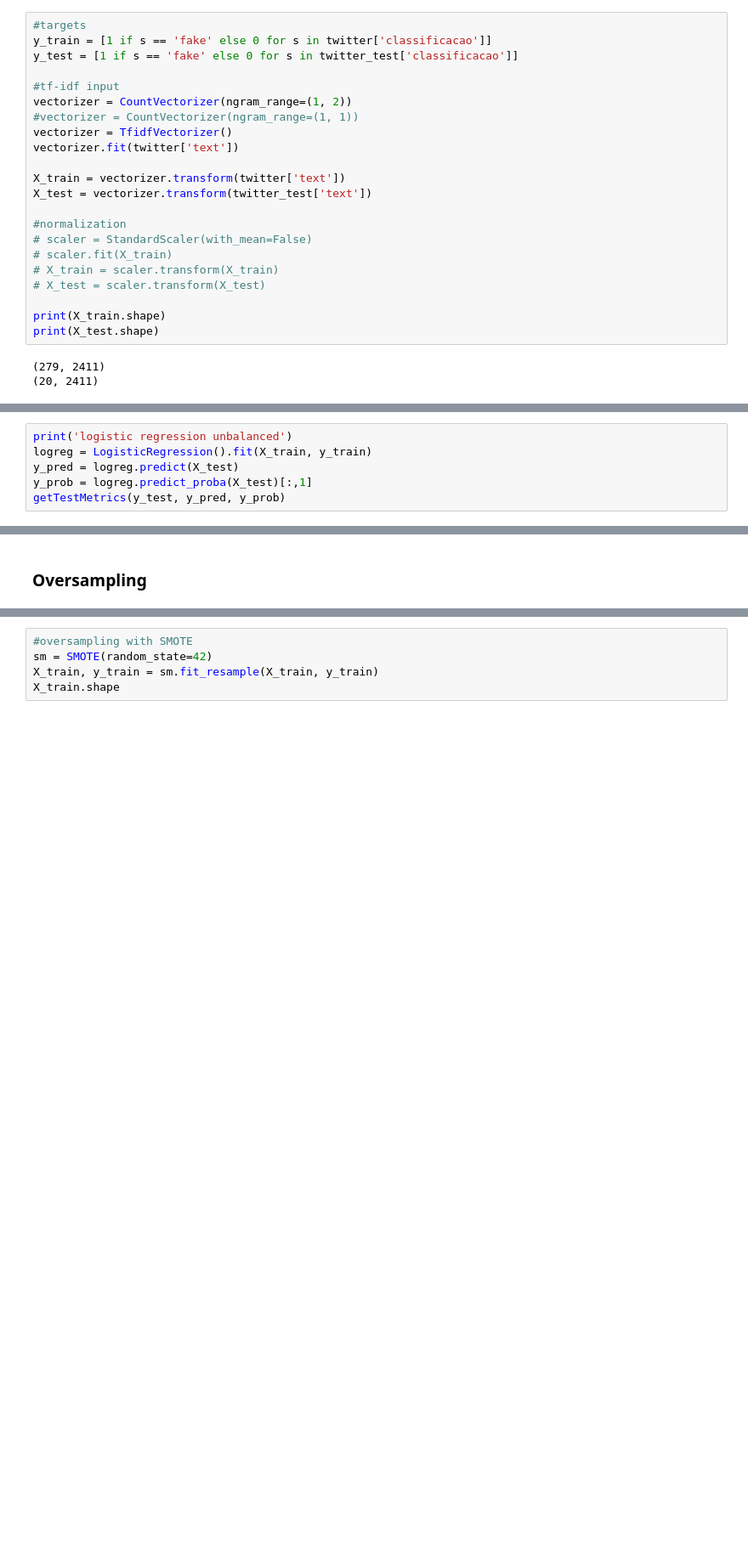
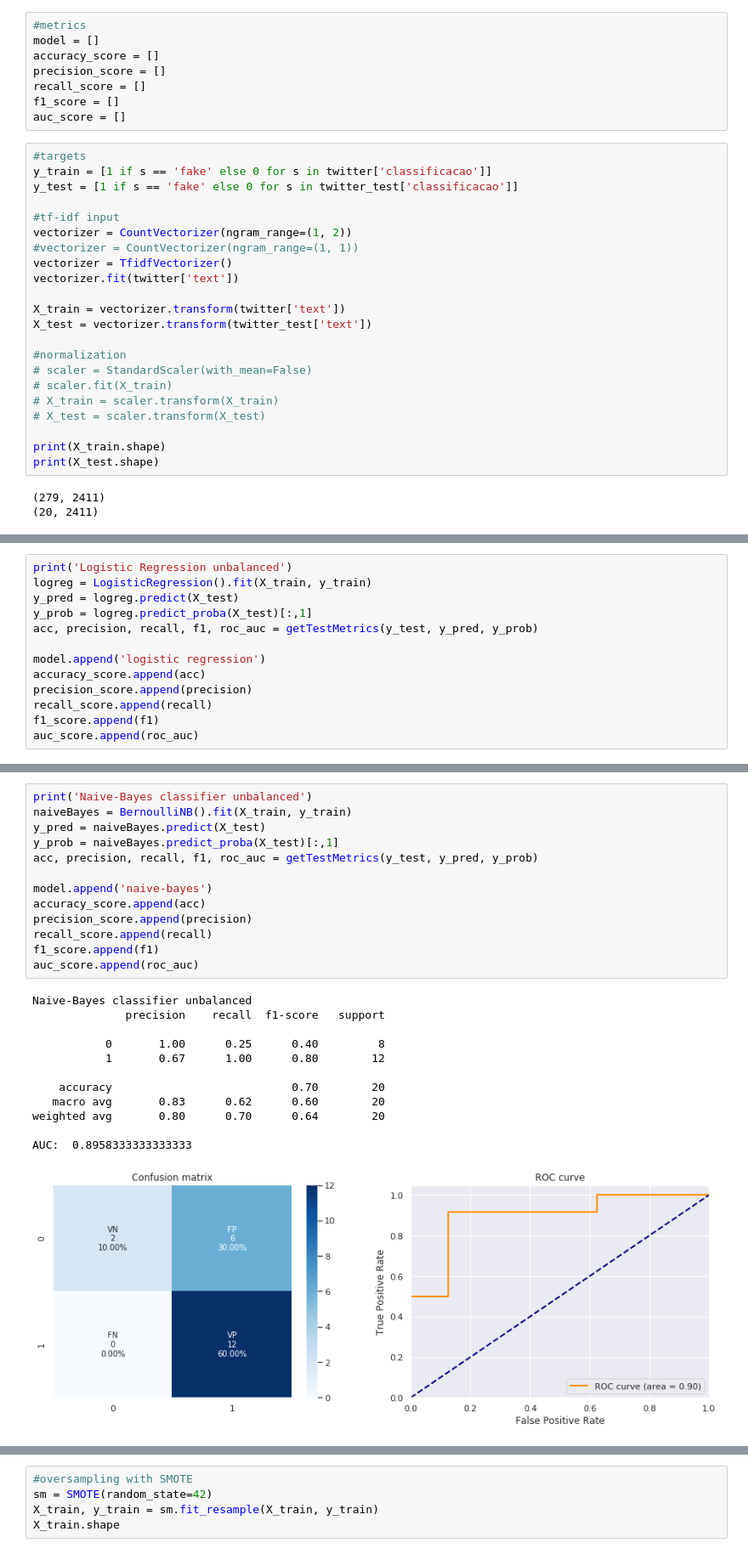
Before and after one commit to cabrau/FakeWhatsApp.Br, a Jupyter notebook: compare corpora.ipynb, the cells around one changed output, grey strips where cells are left out. Shown at 85% size. Cells and saved outputs as stored; diff of their text form; blank space fills up the shorter version.

```diff
--- a/compare corpora.ipynb
+++ b/compare corpora.ipynb
@@ -272,3 +272,11 @@ Twitter
+# %%
+#metrics
+model = []
+accuracy_score = []
+precision_score = []
+recall_score = []
+f1_score = []
+auc_score = []
 # %%
 #targets
 y_train = [1 if s == 'fake' else 0 for s in twitter['classificacao']]
@@ -342,7 +354,14 @@ def getTestMetrics(y_test, y_pred, y_prob = []):
 # %%
-print('logistic regression unbalanced')
+print('Logistic Regression unbalanced')
 logreg = LogisticRegression().fit(X_train, y_train)
 y_pred = logreg.predict(X_test)
 y_prob = logreg.predict_proba(X_test)[:,1]
-getTestMetrics(y_test, y_pred, y_prob)
+acc, precision, recall, f1, roc_auc = getTestMetrics(y_test, y_pred, y_prob)
+
+model.append('logistic regression')
+accuracy_score.append(acc)
+precision_score.append(precision)
+recall_score.append(recall)
+f1_score.append(f1)
+auc_score.append(roc_auc)
 # %% [output]
@@ -358,5 +377,29 @@ weighted avg       0.80      0.70      0.64        20
 
 AUC:  0.7708333333333334
 [figure]
-# %% [markdown]
-### Oversampling
+# %%
+print('Naive-Bayes classifier unbalanced')
+naiveBayes = BernoulliNB().fit(X_train, y_train)
+y_pred = naiveBayes.predict(X_test)
+y_prob = naiveBayes.predict_proba(X_test)[:,1]
+acc, precision, recall, f1, roc_auc = getTestMetrics(y_test, y_pred, y_prob)
+
+model.append('naive-bayes')
+accuracy_score.append(acc)
+precision_score.append(precision)
+recall_score.append(recall)
+f1_score.append(f1)
+auc_score.append(roc_auc)
+# %% [output]
+Naive-Bayes classifier unbalanced
+              precision    recall  f1-score   support
+
+           0       1.00      0.25      0.40         8
+           1       0.67      1.00      0.80        12
+
+    accuracy                           0.70        20
+   macro avg       0.83      0.62      0.60        20
+weighted avg       0.80      0.70      0.64        20
+
+AUC:  0.8958333333333333
+[figure, added]
```
Also changed, not shown: parts of 29 cells of this notebook.
